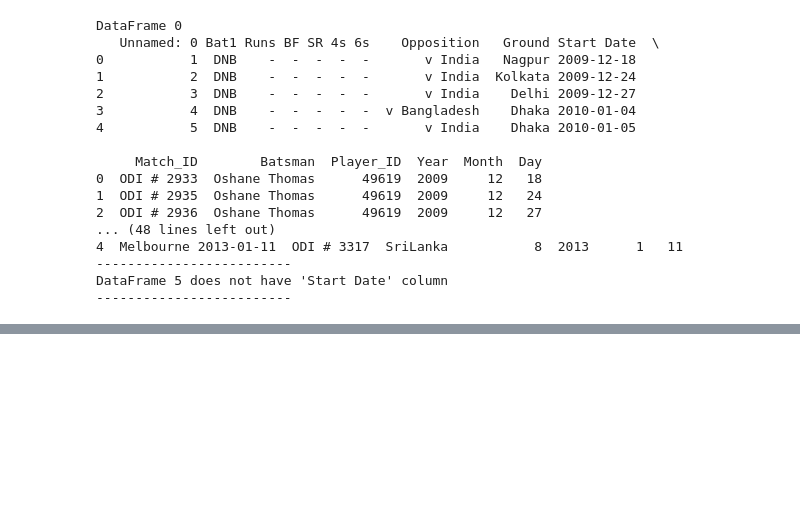
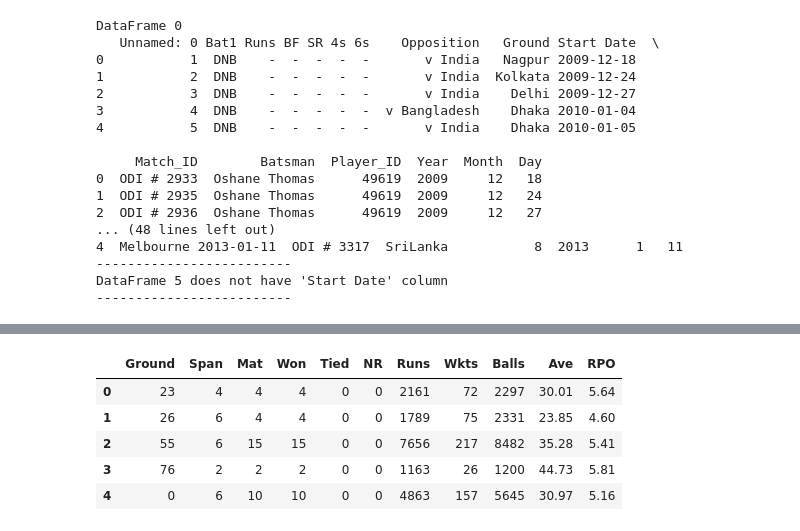
Before and after one commit to JaveriaIrfan686/Cricket-Player-Performance-Prediction-using-machine-learning, a Jupyter notebook: Cricket Player Performance Predict.ipynb, the cells around one changed output, grey strips where cells are left out. Cells and saved outputs as stored; diff of their text form; code cells hidden in the pictures; blank space fills up the shorter version.

```diff
--- a/Cricket Player Performance Predict.ipynb
+++ b/Cricket Player Performance Predict.ipynb
@@ -585,0 +646,10 @@ bowlerData_df.head()
+# %%
+#checked encoded dataset
+groundAverage_df.head()
+# %% [output]
+|  | Ground | Span | Mat | Won | Tied | NR | Runs | Wkts | Balls | Ave | RPO |
+| 0 | 23 | 4 | 4 | 4 | 0 | 0 | 2161 | 72 | 2297 | 30.01 | 5.64 |
+| 1 | 26 | 6 | 4 | 4 | 0 | 0 | 1789 | 75 | 2331 | 23.85 | 4.60 |
+| 2 | 55 | 6 | 15 | 15 | 0 | 0 | 7656 | 217 | 8482 | 35.28 | 5.41 |
+| 3 | 76 | 2 | 2 | 2 | 0 | 0 | 1163 | 26 | 1200 | 44.73 | 5.81 |
+| 4 | 0 | 6 | 10 | 10 | 0 | 0 | 4863 | 157 | 5645 | 30.97 | 5.16 |
```
Also changed, not shown: parts of 17 cells of this notebook.
